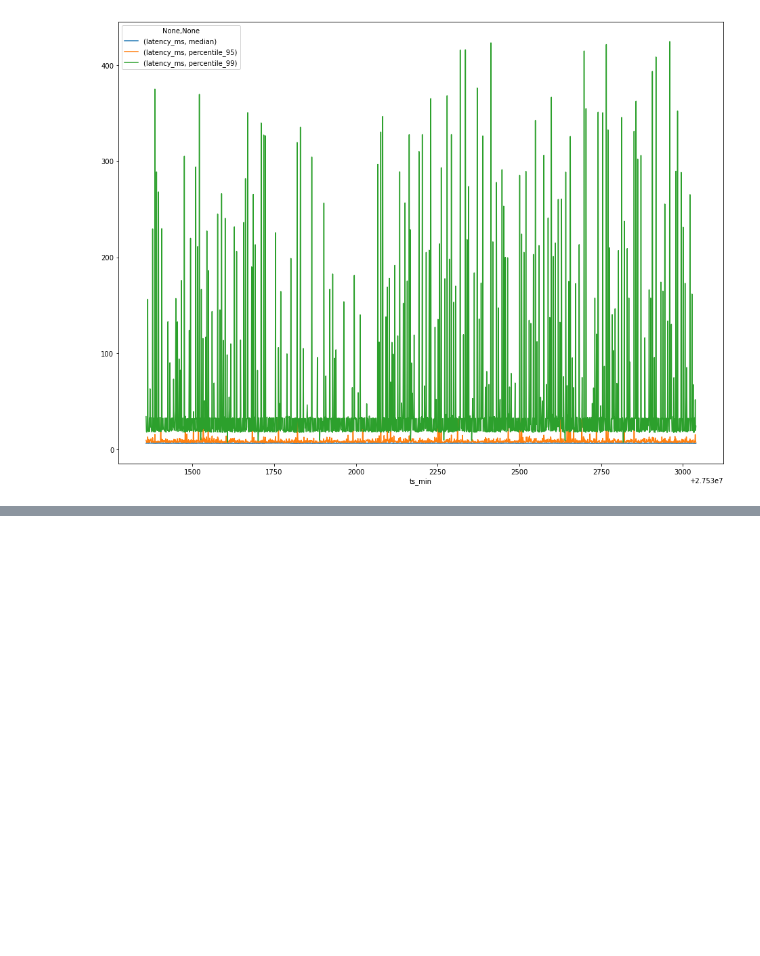
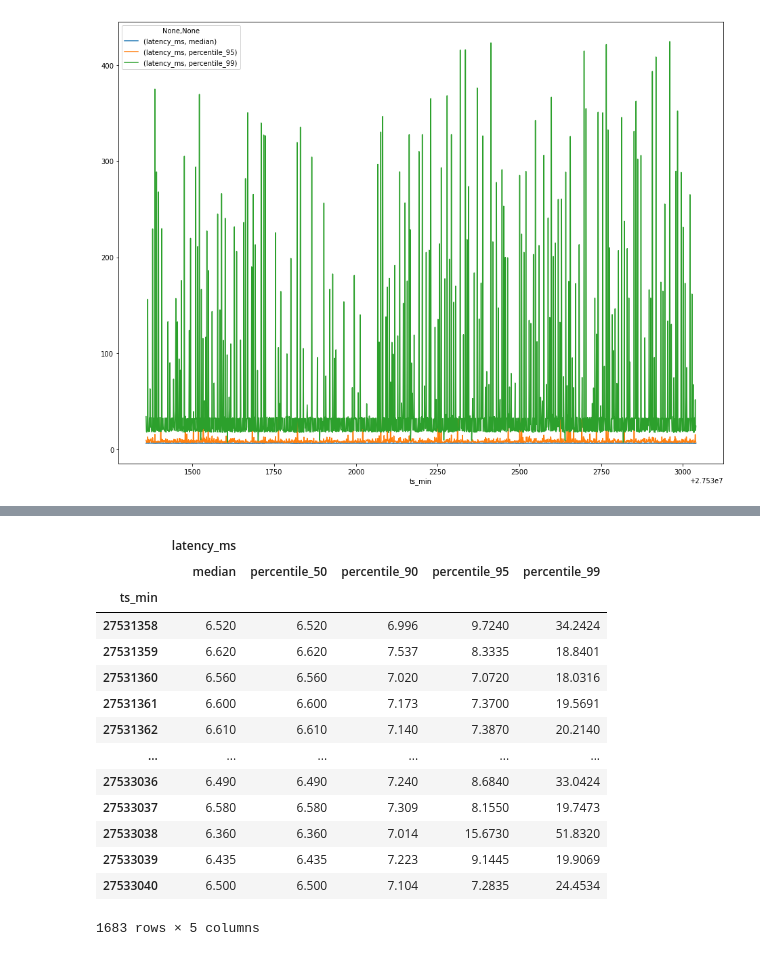
Before and after one commit to ericmelz/pinger-parser, a Jupyter notebook: jupyter/Pinger Parser Playground.ipynb, the cells around one changed output, grey strips where cells are left out. Drawn from its saved outputs; the diff is of its cells as text; code cells hidden in the pictures; blank space fills up the shorter version.

```diff
--- a/jupyter/Pinger Parser Playground.ipynb
+++ b/jupyter/Pinger Parser Playground.ipynb
@@ -401,0 +457,18 @@ df10[[('latency_ms', 'median'), ('latency_ms', 'percentile_95'), ('latency_ms',
+# %%
+df10
+# %% [output]
+|  | latency_ms |  |  |  |  |
+|  | median | percentile_50 | percentile_90 | percentile_95 | percentile_99 |
+| ts_min |  |  |  |  |  |
+| 27531358 | 6.520 | 6.520 | 6.996 | 9.7240 | 34.2424 |
+| 27531359 | 6.620 | 6.620 | 7.537 | 8.3335 | 18.8401 |
+| 27531360 | 6.560 | 6.560 | 7.020 | 7.0720 | 18.0316 |
+| 27531361 | 6.600 | 6.600 | 7.173 | 7.3700 | 19.5691 |
+| 27531362 | 6.610 | 6.610 | 7.140 | 7.3870 | 20.2140 |
+| ... | ... | ... | ... | ... | ... |
+| 27533036 | 6.490 | 6.490 | 7.240 | 8.6840 | 33.0424 |
+| 27533037 | 6.580 | 6.580 | 7.309 | 8.1550 | 19.7473 |
+| 27533038 | 6.360 | 6.360 | 7.014 | 15.6730 | 51.8320 |
+| 27533039 | 6.435 | 6.435 | 7.223 | 9.1445 | 19.9069 |
+| 27533040 | 6.500 | 6.500 | 7.104 | 7.2835 | 24.4534 |
+1683 rows × 5 columns
```
Also changed, not shown: parts of 11 cells of this notebook.
